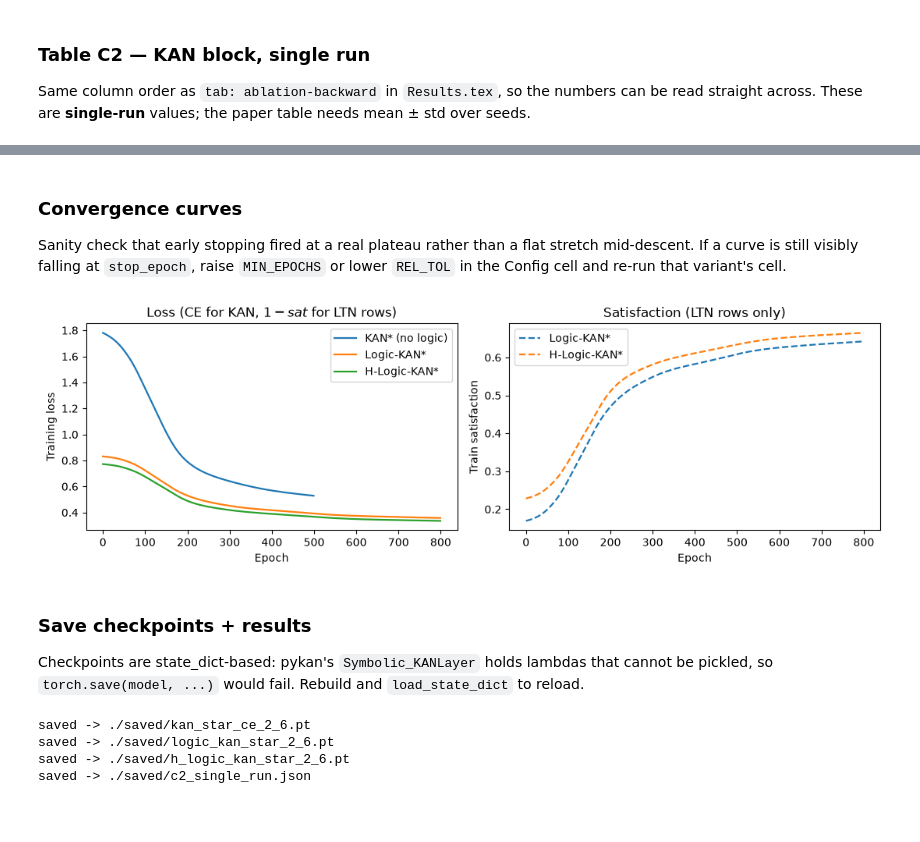
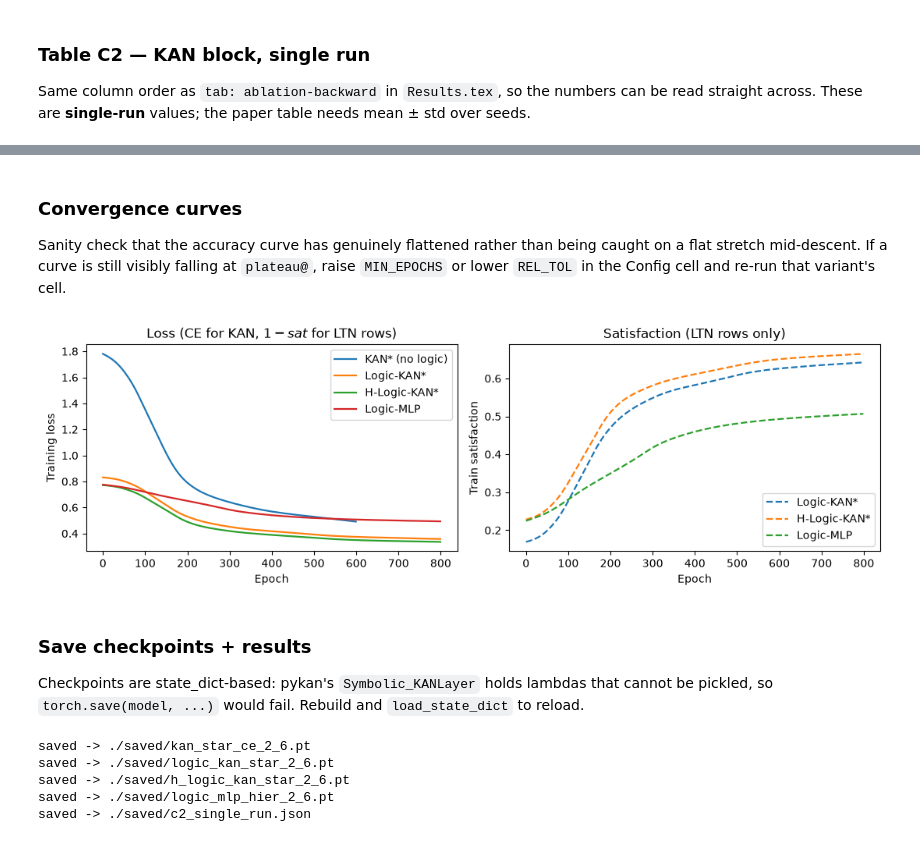
Before and after one commit to zhijin44/LogiKNet, a Jupyter notebook: P7_ablation/C2_backward_ablation.ipynb, the cells around one changed output, grey strips where cells are left out. Drawn from its saved outputs; the diff is of its cells as text; code cells hidden in the pictures; blank space fills up the shorter version.

```diff
--- a/P7_ablation/C2_backward_ablation.ipynb
+++ b/P7_ablation/C2_backward_ablation.ipynb
@@ -113,6 +129,10 @@ N_CLASSES   = len(label_L2_names)  # 6
 # EXACTLY the attention encoder -- so the two blocks of Table C2 become
 # readable across, not merely within.
 KAN_WIDTH   = [IN_FEATURES, 6, 6, N_CLASSES]
+# C1 forward-axis row: MLP forward path, depth-matched to KAN_WIDTH.
+# Smaller in parameters than the KAN (198 vs 2520) -- matched on depth, not
+# capacity. This is a deliberate choice; see the C1 caption in Results.tex.
+MLP_WIDTH   = [IN_FEATURES, 6, 6, N_CLASSES]
 
 SEED   = 42
 LR     = 1e-3
@@ -282,13 +302,20 @@ VARIANTS = {
     'kan_star_ce':      ('KAN* (no logic)', 'none'),
     'logic_kan_star':   ('Logic-KAN*',      'flat'),
     'h_logic_kan_star': ('H-Logic-KAN*',    'hier'),
+    # C1 forward-axis row: same backward module as h_logic_kan_star, MLP forward.
+    # NOT the paper's Sec. IV-A Logic-MLP (MLP(18,10,6), FLAT rules).
+    'logic_mlp_hier':   ('Logic-MLP',       'hier'),
 }
+BACKBONE = {'kan_star_ce': 'kan', 'logic_kan_star': 'kan',
+            'h_logic_kan_star': 'kan', 'logic_mlp_hier': 'mlp'}
 
 
-def build_kan():
-    """Fresh KAN at the fixed forward-module width, same seed every time."""
+def build_forward(key):
+    """Fresh forward module for `key`, same seed every time."""
     torch.manual_seed(SEED)
     np.random.seed(SEED)
+    if BACKBONE[key] == 'mlp':
+        return MLP(layer_sizes=tuple(MLP_WIDTH)).to(device)
     kan = KAN(width=KAN_WIDTH, grid=5, k=3, seed=SEED, device=device,
               auto_save=False, save_act=False)
     return MultiKANModel(kan).to(device)
@@ -310,7 +337,7 @@ def train_variant(key, epochs=None, acc_every=None, early_stop=None,
     acc_every = ACC_EVERY if acc_every is None else acc_every
     early_stop = EARLY_STOP if early_stop is None else early_stop
 
-    model = build_kan()
+    model = build_forward(key)
     if backward == 'none':
         criterion = torch.nn.CrossEntropyLoss()
         optimizer = torch.optim.Adam(model.parameters(), lr=LR)
@@ -501,0 +546,4 @@ rec, res = run_variant('h_logic_kan_star')
+# %%
+rec, res = run_variant('logic_mlp_hier')
+print('\n>>> set CONVERGE[\'logic_mlp_hier\'] =', rec['plateau_epoch'],
+      'in run_multiseed_c2.py')
@@ -567,30 +654,32 @@ KAN* (no logic)      0.8464    0.8464    0.0141    0.3292
 # %% [markdown]
 ### Convergence curves
 
-Sanity check that early stopping fired at a real plateau rather than a flat
-stretch mid-descent. If a curve is still visibly falling at `stop_epoch`,
+Sanity check that the accuracy curve has genuinely flattened rather than
+being caught on a flat
+stretch mid-descent. If a curve is still visibly falling at `plateau@`,
 raise `MIN_EPOCHS` or lower `REL_TOL` in the Config cell and re-run that variant's cell.
 # %%
 import matplotlib.pyplot as plt
 
 fig, axs = plt.subplots(1, 2, figsize=(11, 3.6))
-for key in VARIANTS:
+# only plot variants that have actually been run
+for key in [k for k in VARIANTS if k in records]:
     r = records[key]
     axs[0].plot(r['hist_loss'], label=r['name'], linewidth=1.6)
     if not np.all(np.isnan(r['hist_sat'])):
         axs[1].plot(r['hist_sat'], label=r['name'], linewidth=1.6, linestyle='--')
 axs[0].set_xlabel('Epoch'); axs[0].set_ylabel('Training loss')
 axs[0].set_title('Loss (CE for KAN, $1-sat$ for LTN rows)')
 axs[0].legend()
 axs[1].set_xlabel('Epoch'); axs[1].set_ylabel('Train satisfaction')
 axs[1].set_title('Satisfaction (LTN rows only)')
 axs[1].legend()
 plt.tight_layout()
 plt.savefig(os.path.join(SAVE_DIR, 'c2_convergence.png'), dpi=150,
             bbox_inches='tight')
 plt.show()
 # %% [output]
-[figure, old version]
+[figure, new version]
 # %% [markdown]
 ### Save checkpoints + results
 
@@ -601,7 +690,10 @@ cannot be pickled, so `torch.save(model, ...)` would fail. Rebuild and
 out = {'seed': SEED, 'train_path': TRAIN_PATH, 'test_path': TEST_PATH,
        'kan_width': KAN_WIDTH, 'lr': LR, 'fast_dev': FAST_DEV, 'variants': {}}
 
-for key in VARIANTS:
+# Save only the variants present in `records`, so a partial run (e.g. Row 4
+# alone) writes its own checkpoint without touching the others.
+RAN = [k for k in VARIANTS if k in records]
+for key in RAN:
     r, res = records[key], results[key]
     ckpt_path = os.path.join(SAVE_DIR, f'{key}_2_6.pt')
     torch.save({
@@ -636,6 +728,7 @@ print('saved ->', res_path)
 saved -> ./saved/kan_star_ce_2_6.pt
 saved -> ./saved/logic_kan_star_2_6.pt
 saved -> ./saved/h_logic_kan_star_2_6.pt
+saved -> ./saved/logic_mlp_hier_2_6.pt
 saved -> ./saved/c2_single_run.json
 # %% [markdown]
 ## Next steps
```
Also changed, not shown: parts of 9 cells of this notebook, 31 other files.
